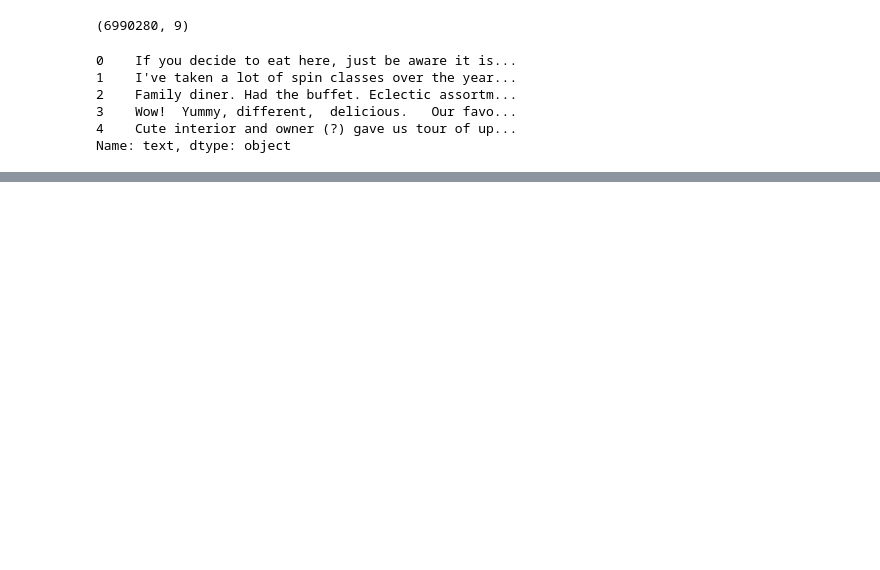
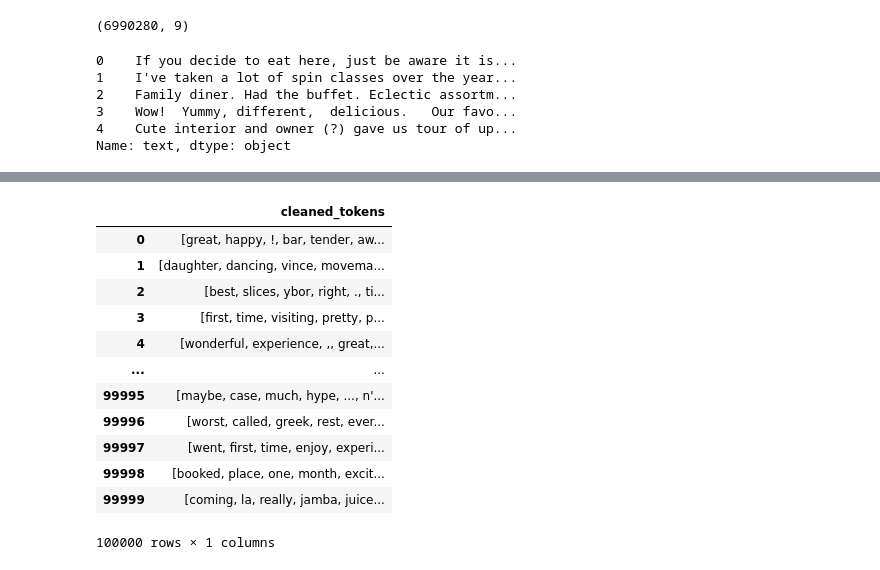
Before and after one commit to Dimasaur/scorecast, a Jupyter notebook: notebooks/notebook_gen_dima.ipynb, the cells around one changed output, grey strips where cells are left out. Saved outputs shown, nothing was run; the diff lists cells and outputs as text; code cells hidden in the pictures; blank space fills up the shorter version.

```diff
--- a/notebooks/notebook_gen_dima.ipynb
+++ b/notebooks/notebook_gen_dima.ipynb
@@ -127,0 +199,8 @@ reviews_list_lower
+# %%
+# cleaning up from stopwords
+from nltk.corpus import stopwords
+
+stop_words = set(stopwords.words('english'))
+# %%
+# applying vectorized operation on stopwords
+df_test_tokens = df_test['tokenizer']
@@ -127,0 +211,24 @@ reviews_list_lower
+# %%
+test_clean = []
+for list in df_test_tokens:
+    for w in list:
+        list_clean = [w for w in list if not w in stop_words]
+    test_clean.append(list_clean)
+# %%
+df_test_clean = pd.DataFrame({'cleaned_tokens': test_clean})
+# %%
+df_test_clean
+# %% [output]
+|  | cleaned_tokens |
+| 0 | [great, happy, !, bar, tender, aw... |
+| 1 | [daughter, dancing, vince, movema... |
+| 2 | [best, slices, ybor, right, ., ti... |
+| 3 | [first, time, visiting, pretty, p... |
+| 4 | [wonderful, experience, ,, great,... |
+| ... | ... |
+| 99995 | [maybe, case, much, hype, ..., n'... |
+| 99996 | [worst, called, greek, rest, ever... |
+| 99997 | [went, first, time, enjoy, experi... |
+| 99998 | [booked, place, one, month, excit... |
+| 99999 | [coming, la, really, jamba, juice... |
+100000 rows × 1 columns
```
Also changed, not shown: parts of 12 cells of this notebook.
